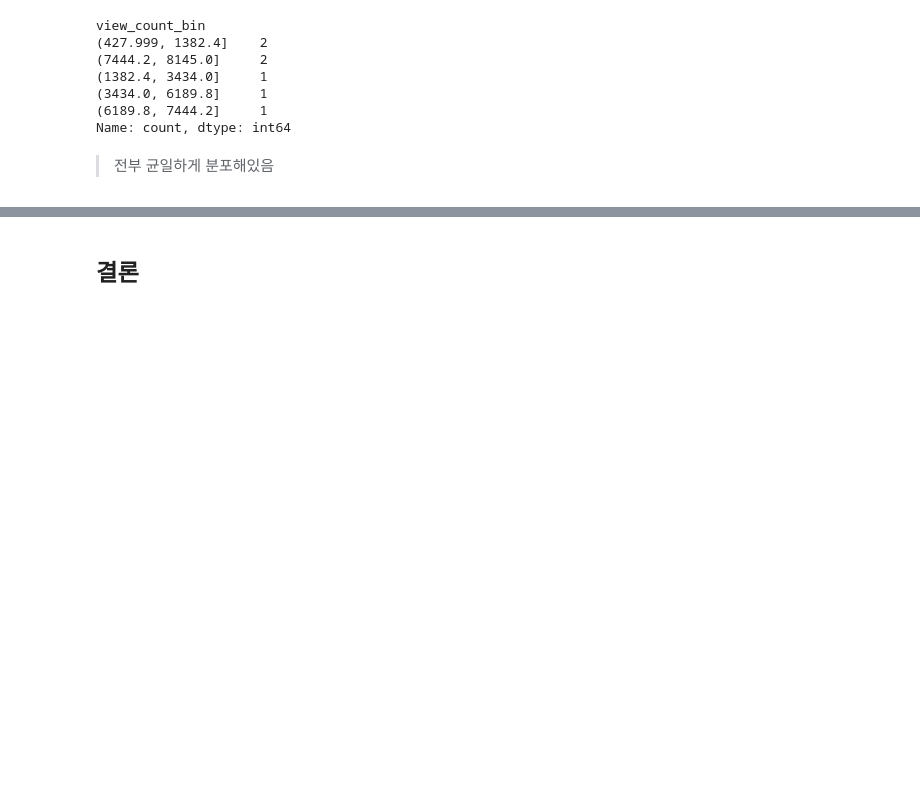
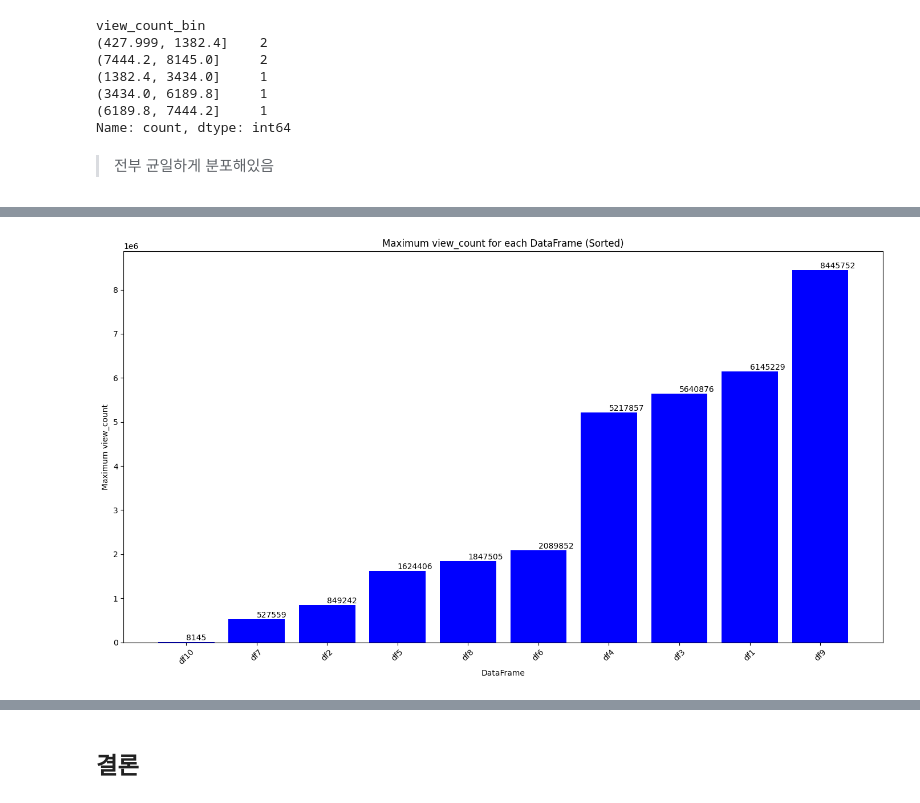
Before and after one commit to cksfuf/youtube_view_count, a Jupyter notebook: view_count.ipynb, the cells around one changed output, grey strips where cells are left out. Drawn from its saved outputs; the diff is of its cells as text; code cells hidden in the pictures; blank space fills up the shorter version.

```diff
--- a/view_count.ipynb
+++ b/view_count.ipynb
@@ -378,0 +355,4 @@ dtype: object
+# %%
+max_view_count = df1_filtered['view_count'].max()
+max_rows = df1_filtered[df1_filtered['view_count'] == max_view_count]
+print(max_rows)
@@ -543,0 +572,46 @@ Name: count, dtype: int64
+# %%
+import pandas as pd
+import matplotlib.pyplot as plt
+
+# 예제 데이터프레임 생성 (실제 데이터프레임으로 교체해야 합니다.)
+# 여기에 데이터프레임을 생성하거나 읽어오는 코드가 필요합니다.
+
+# 데이터프레임 리스트
+dfs_filtered = [df1_filtered, df2_filtered, df3_filtered, df4_filtered, df5_filtered,
+                df6_filtered, df7_filtered, df8_filtered, df9_filtered, df10_filtered]
+
+# 최대값을 가지는 행을 저장할 리스트
+max_values = []
+labels = [f'df{i}' for i in range(1, 11)]
+
+# 각 데이터프레임에서 최대값을 추출
+for df in dfs_filtered:
+    max_view_count = df['view_count'].max()  # 최대값 찾기
+    max_values.append(max_view_count)  # 최대값을 리스트에 추가
+
+# 최대값을 오름차순으로 정렬
+sorted_indices = sorted(range(len(max_values)), key=lambda i: max_values[i])
+sorted_max_values = [max_values[i] for i in sorted_indices]
+sorted_labels = [labels[i] for i in sorted_indices]
+
+# 시각화
+fig, ax = plt.subplots(figsize=(14, 8))
+
+bars = ax.bar(sorted_labels, sorted_max_values, color='blue')
+
+# 레이블 및 제목 설정
+ax.set_xlabel('DataFrame')
+ax.set_ylabel('Maximum view_count')
+ax.set_title('Maximum view_count for each DataFrame (Sorted)')
+
+# 값 레이블 추가
+for bar in bars:
+    yval = bar.get_height()
+    ax.text(bar.get_x() + bar.get_width()/2, yval, round(yval, 2), va='bottom')  # va: vertical alignment
+
+plt.xticks(rotation=45)
+plt.tight_layout()
+plt.savefig('최대값_정렬된_시각화.png')
+plt.show()
+# %% [output]
+[figure, added]
```
Also changed, not shown: parts of 13 cells of this notebook, 23 other files.
